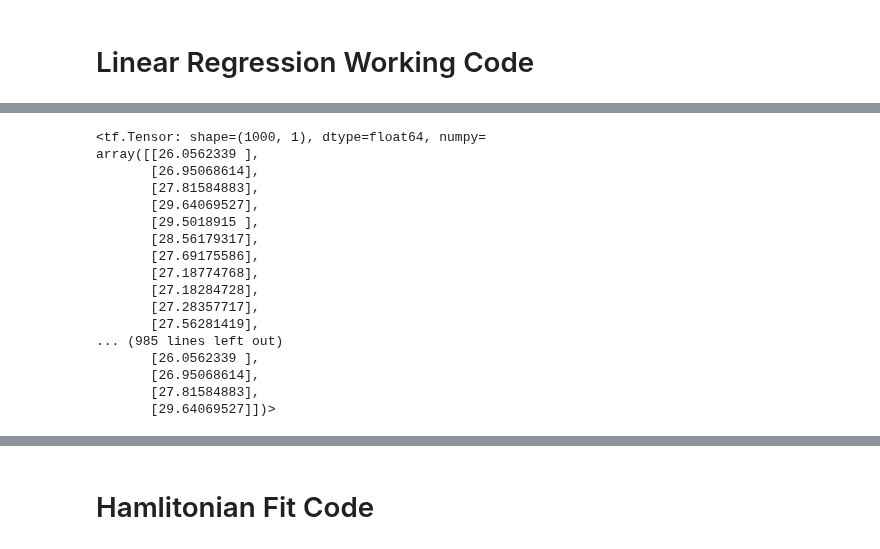
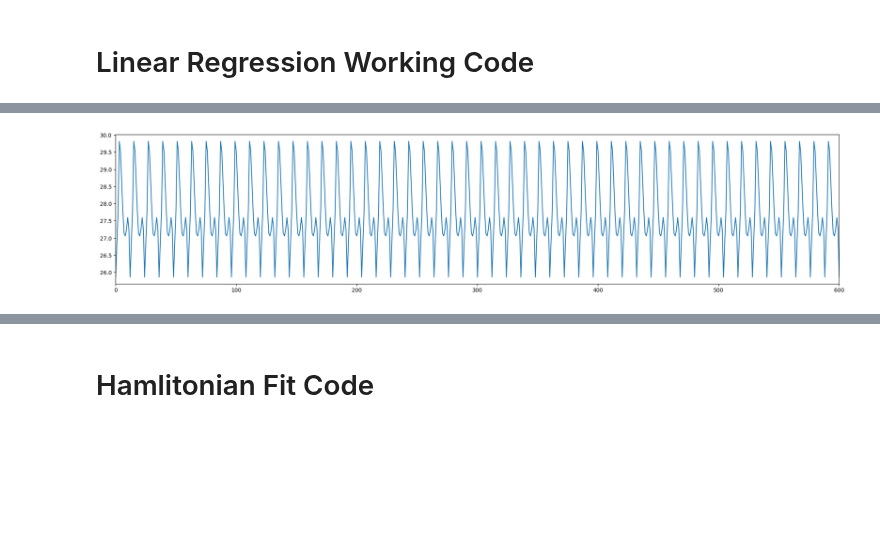
Before and after one commit to alaricespina/Thesis-Repository, a Jupyter notebook: Auto Regressive Ensemble Modelling/STS_Temeprature_Inline.ipynb, the cells around one changed output, grey strips where cells are left out. Drawn from its saved outputs; the diff is of its cells as text; code cells hidden in the pictures; blank space fills up the shorter version.

```diff
--- a/Auto Regressive Ensemble Modelling/STS_Temeprature_Inline.ipynb
+++ b/Auto Regressive Ensemble Modelling/STS_Temeprature_Inline.ipynb
@@ -235,26 +314,42 @@ OrderedDict([('observation_noise_scale',
+# %%
+q_samples_temp_ = variational_posteriors.sample(50)
+
+temp_forecast_dist = tfp.sts.forecast(
+    temp_model,
+    observed_time_series=temp_by_month_training_data,
+    parameter_samples=q_samples_temp_,
+    num_steps_forecast=1000)
+
+# Was 50 Before
+# num_samples = num_forecast_steps
+num_samples = 50
+
+temp_forecast_mean, temp_forecast_scale, temp_forecast_samples = (
+    temp_forecast_dist.mean().numpy()[..., 0],
+    temp_forecast_dist.stddev().numpy()[..., 0],
+    temp_forecast_dist.sample(num_samples).numpy()[..., 0])
+
+# fig, ax = plot_forecast(
+#     temp_dates, temp_by_month,
+#     temp_forecast_mean, temp_forecast_scale, temp_forecast_samples,
+#     x_locator=temp_loc,
+#     x_formatter=temp_fmt,
+#     title="Atmospheric temp forecast")
+
+# ax.axvline(temp_dates[-num_forecast_steps], linestyle="--")
+# ax.legend(loc="upper left")
+# ax.set_ylabel("Atmospheric temp concentration (ppm)")
+# ax.set_xlabel("Year")
+# fig.autofmt_xdate()
+plt.figure(figsize = (24, 5))
+plt.plot(temp_forecast_mean)
+plt.xlim(0, 600)
+plt.show()
+# %% [output]
+[figure, added]
 # %%
 preds = tfp.sts.forecast(
     temp_model,
     observed_time_series=temp_by_month_training_data,
     parameter_samples=q_samples_temp_,
     num_steps_forecast=1000)
-# %%
-preds.mean()
-# %% [output]
-<tf.Tensor: shape=(1000, 1), dtype=float64, numpy=
-array([[26.0562339 ],
-       [26.95068614],
-       [27.81584883],
-       [29.64069527],
-       [29.5018915 ],
-       [28.56179317],
-       [27.69175586],
-       [27.18774768],
-       [27.18284728],
-       [27.28357717],
-       [27.56281419],
-... (985 lines left out)
-       [26.0562339 ],
-       [26.95068614],
-       [27.81584883],
-       [29.64069527]])>
```
Also changed, not shown: parts of 16 cells of this notebook, 1 other file.
